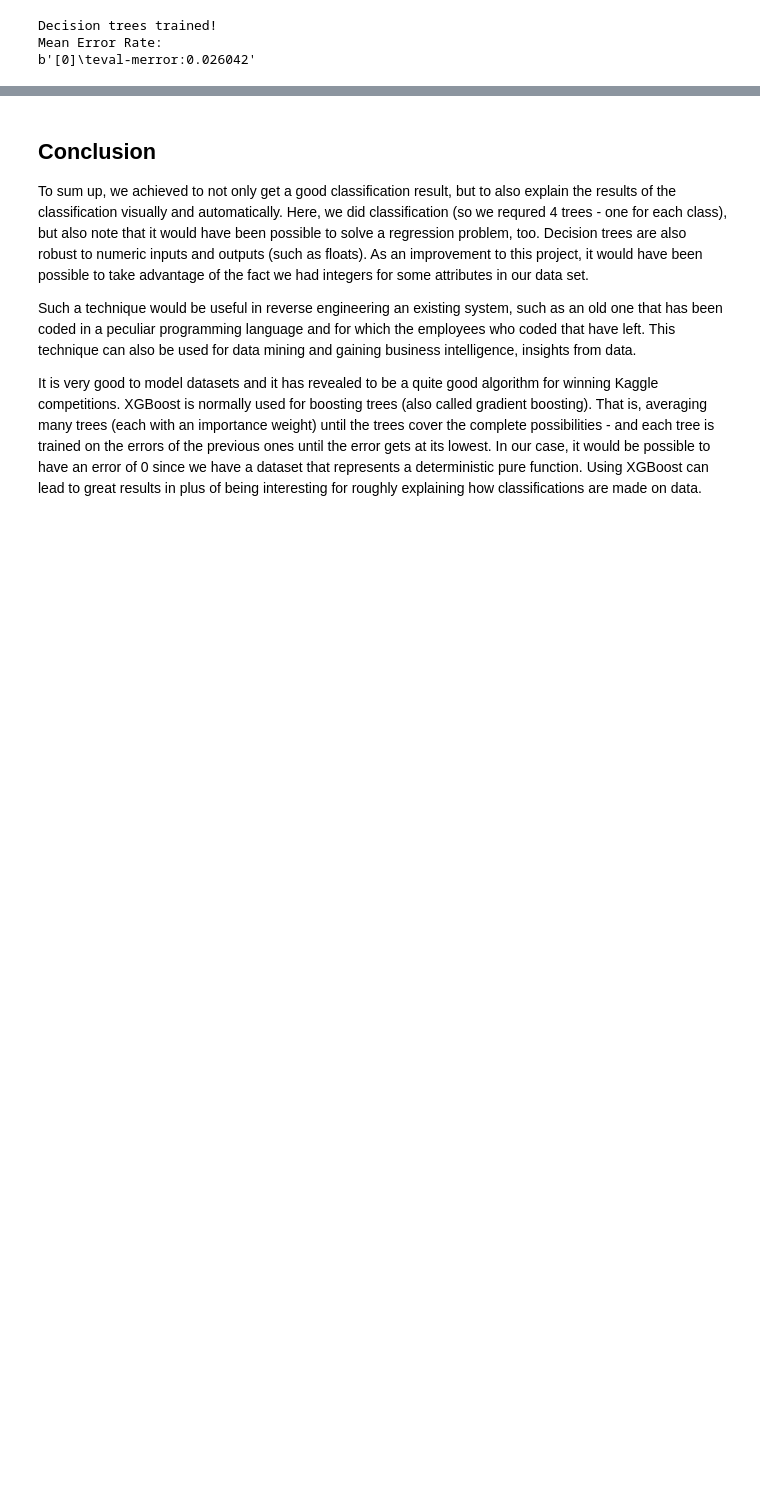
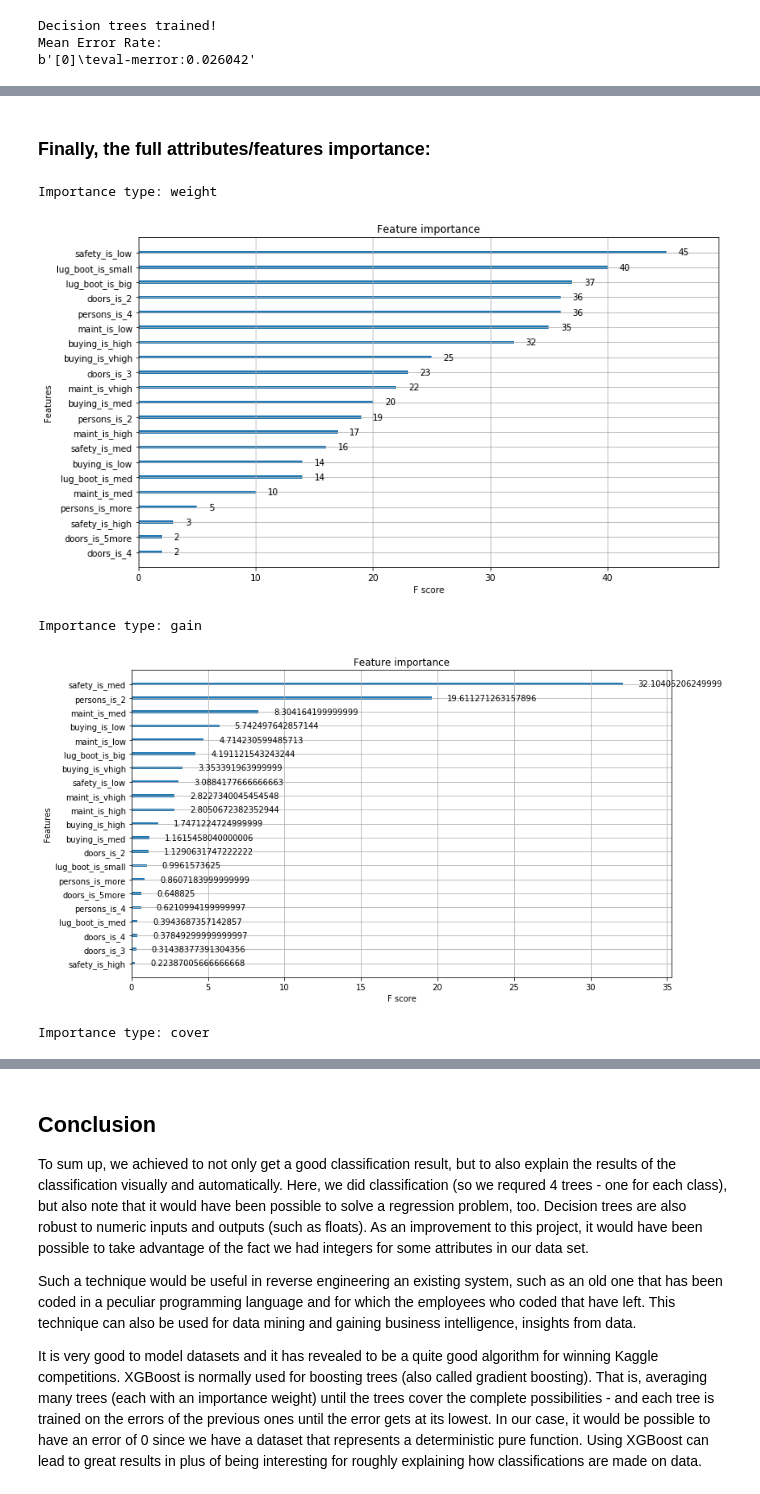
Before and after one commit to Vooban/Decision-Trees-For-Knowledge-Discovery, a Jupyter notebook: Decision-Trees-For-Knowledge-Discovery.ipynb, the cells around one changed output, grey strips where cells are left out. Saved outputs shown, nothing was run; the diff lists cells and outputs as text; code cells hidden in the pictures; blank space fills up the shorter version.

Commit message:
Added boosting example

```diff
--- a/Decision-Trees-For-Knowledge-Discovery.ipynb
+++ b/Decision-Trees-For-Knowledge-Discovery.ipynb
@@ -261,0 +278,16 @@ Now, our feature importance chart considers more features, but it is still not c
+# %%
+num_rounds = 10  # 10 rounds of boosting, thus 10 trees per class.
+num_classes = len(output_labels)
+num_trees = num_rounds * num_classes
+
+param = {
+    'max_depth': 20,
+    'eta': 1.43,
+    'objective': 'multi:softprob',
+    'num_class': num_classes,
+}
+
+bst = xgb.train(param, dtrain, early_stopping_rounds=1, num_boost_round=num_rounds, evals=[(dtrain, "dtrain")])
+print("Boosted decision trees trained!")
+print("Mean Error Rate:")
+print(bst.eval(dtrain))
@@ -261,0 +306,23 @@ Now, our feature importance chart considers more features, but it is still not c
+# %% [markdown]
+### Finally, the full attributes/features importance:
+# %%
+# Some plot options from the doc:
+# importance_type : str, default "weight"
+#     How the importance is calculated: either "weight", "gain", or "cover"
+#     "weight" is the number of times a feature appears in a tree
+#     "gain" is the average gain of splits which use the feature
+#     "cover" is the average coverage of splits which use the feature
+#         where coverage is defined as the number of samples affected by the split
+
+importance_types = ["weight", "gain", "cover"]
+for i in importance_types:
+    print("Importance type:", i)
+    fig, ax = plt.subplots(figsize=(12, 7))
+    xgb.plot_importance(bst, importance_type=i, ax=ax)
+    plt.show()
+# %% [output]
+Importance type: weight
+[figure, added]
+Importance type: gain
+[figure, added]
+Importance type: cover
```
Also changed, not shown: parts of 10 cells of this notebook, 31 other files.
